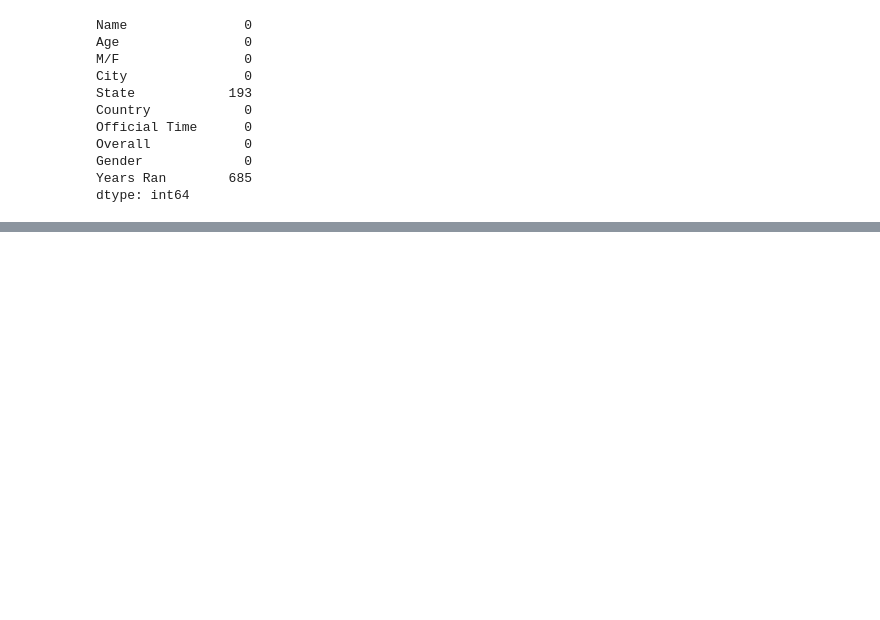
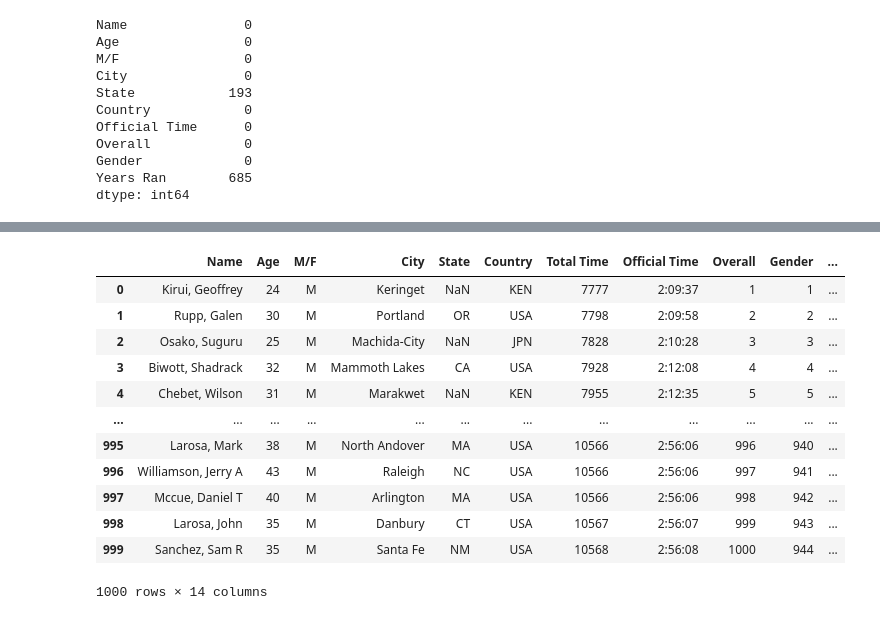
Before and after one commit to junio-firmino/Aprendizado_python, a Jupyter notebook: boston.ipynb, the cells around one changed output, grey strips where cells are left out. Saved outputs shown, nothing was run; the diff lists cells and outputs as text; code cells hidden in the pictures; blank space fills up the shorter version.

```diff
--- a/boston.ipynb
+++ b/boston.ipynb
@@ -59,0 +107,2 @@ dtype: int64
+# %%
+final_times = boston['Official Time'].str.split(':',expand=True,)
@@ -59,0 +138,2 @@ dtype: int64
+# %%
+final_times=final_times.select_dtypes(include='object').astype('int')   # Selection many columns the same type and change the type.
@@ -59,0 +153,2 @@ dtype: int64
+# %%
+final_times['total'] = final_times[0]*3600 + final_times[1]*60+final_times[2]
@@ -59,0 +171,18 @@ dtype: int64
+# %%
+boston.insert(boston.columns.get_loc('State')+2,'Total Time', final_times.total)
+# %%
+boston
+# %% [output]
+|  | Name | Age | M/F | City | State | Country | Total Time | Official Time | Overall | Gender | ... |
+| 0 | Kirui, Geoffrey | 24 | M | Keringet | NaN | KEN | 7777 | 2:09:37 | 1 | 1 | ... |
+| 1 | Rupp, Galen | 30 | M | Portland | OR | USA | 7798 | 2:09:58 | 2 | 2 | ... |
+| 2 | Osako, Suguru | 25 | M | Machida-City | NaN | JPN | 7828 | 2:10:28 | 3 | 3 | ... |
+| 3 | Biwott, Shadrack | 32 | M | Mammoth Lakes | CA | USA | 7928 | 2:12:08 | 4 | 4 | ... |
+| 4 | Chebet, Wilson | 31 | M | Marakwet | NaN | KEN | 7955 | 2:12:35 | 5 | 5 | ... |
+| ... | ... | ... | ... | ... | ... | ... | ... | ... | ... | ... | ... |
+| 995 | Larosa, Mark | 38 | M | North Andover | MA | USA | 10566 | 2:56:06 | 996 | 940 | ... |
+| 996 | Williamson, Jerry A | 43 | M | Raleigh | NC | USA | 10566 | 2:56:06 | 997 | 941 | ... |
+| 997 | Mccue, Daniel T | 40 | M | Arlington | MA | USA | 10566 | 2:56:06 | 998 | 942 | ... |
+| 998 | Larosa, John | 35 | M | Danbury | CT | USA | 10567 | 2:56:07 | 999 | 943 | ... |
+| 999 | Sanchez, Sam R | 35 | M | Santa Fe | NM | USA | 10568 | 2:56:08 | 1000 | 944 | ... |
+1000 rows × 14 columns
```
Also changed, not shown: parts of 10 cells of this notebook.
